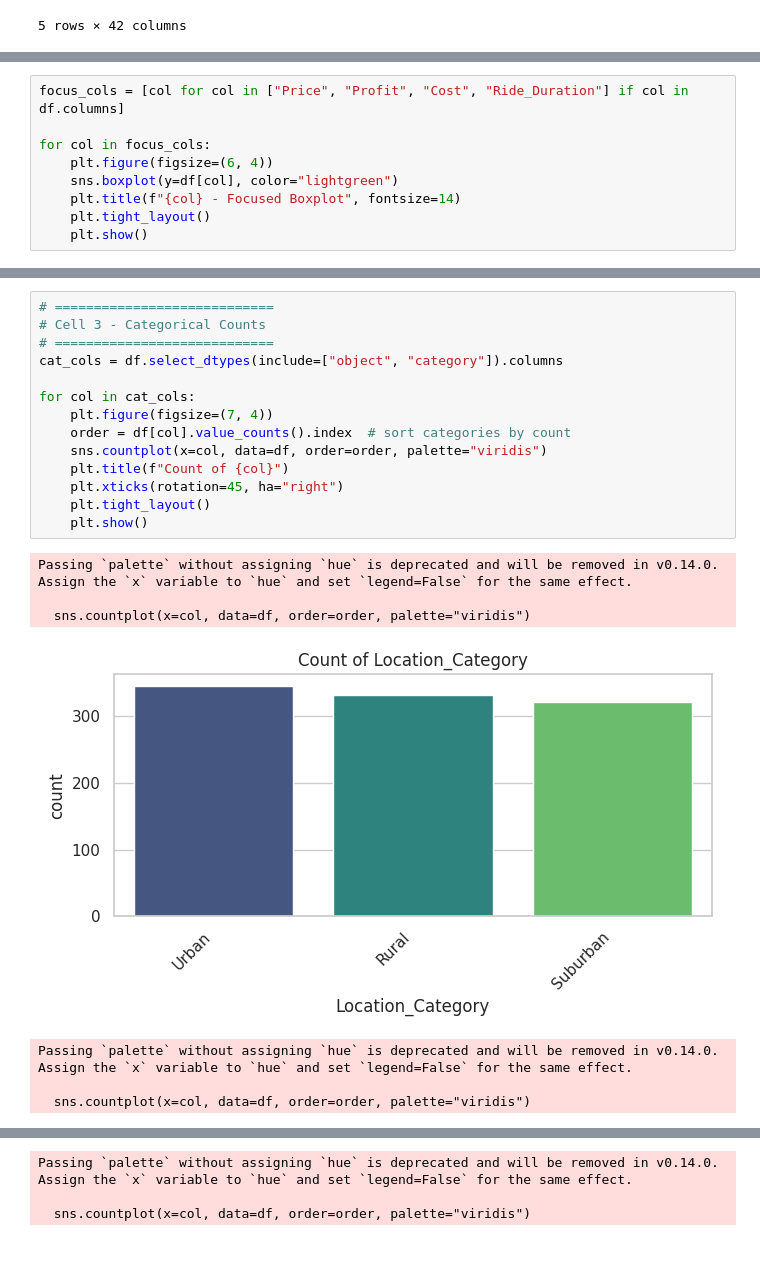
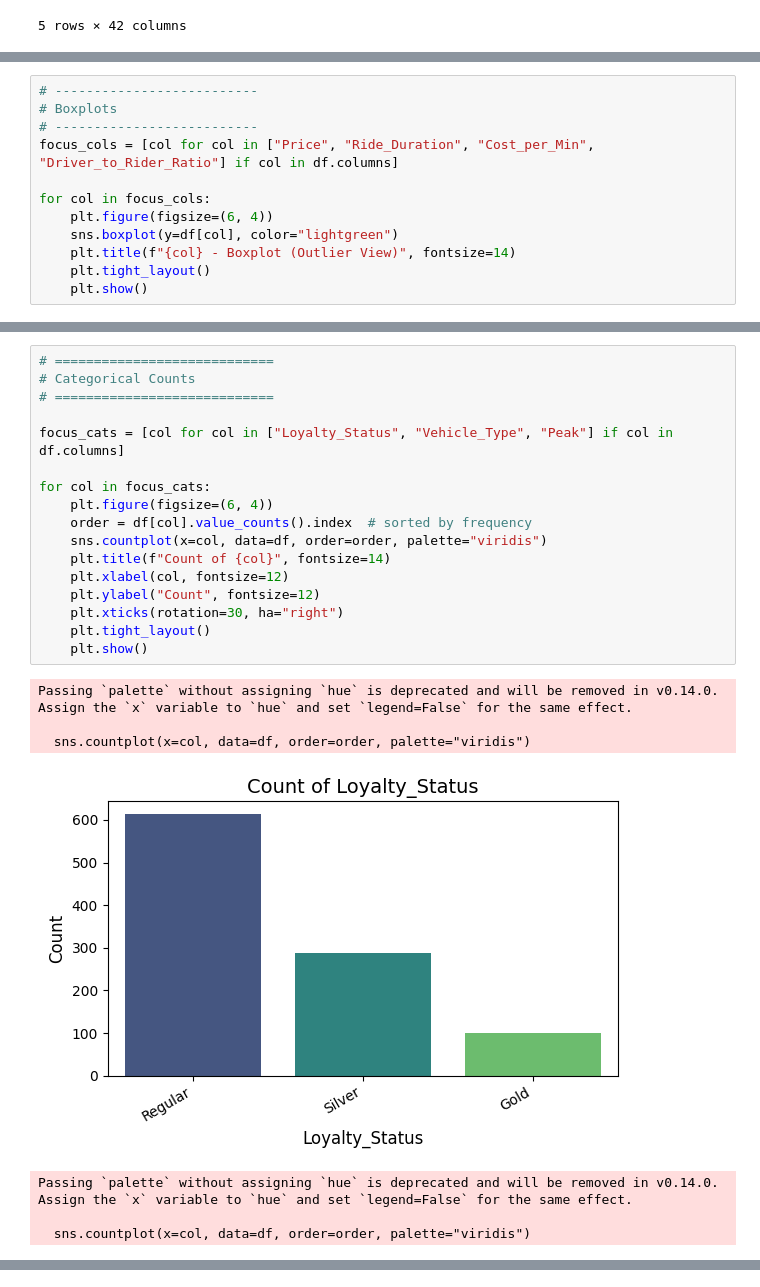
Before and after one commit to Deepikadhinakaran/AI_price_optima, a Jupyter notebook: price_optima.ipynb, the cells around one changed output, grey strips where cells are left out. Saved outputs shown, nothing was run; the diff lists cells and outputs as text; blank space fills up the shorter version.

```diff
--- a/price_optima.ipynb
+++ b/price_optima.ipynb
@@ -340,10 +341,13 @@ plt.show()
 # %%
-focus_cols = [col for col in ["Price", "Profit", "Cost", "Ride_Duration"] if col in df.columns]
+# --------------------------
+# Boxplots
+# --------------------------
+focus_cols = [col for col in ["Price", "Ride_Duration", "Cost_per_Min", "Driver_to_Rider_Ratio"] if col in df.columns]
 
 for col in focus_cols:
     plt.figure(figsize=(6, 4))
     sns.boxplot(y=df[col], color="lightgreen")
-    plt.title(f"{col} - Focused Boxplot", fontsize=14)
+    plt.title(f"{col} - Boxplot (Outlier View)", fontsize=14)
     plt.tight_layout()
     plt.show()
 # %% [output]
@@ -354,22 +358,25 @@ for col in focus_cols:
 # %%
 # ============================
-# Cell 3 - Categorical Counts
+# Categorical Counts
 # ============================
-cat_cols = df.select_dtypes(include=["object", "category"]).columns
 
-for col in cat_cols:
-    plt.figure(figsize=(7, 4))
-    order = df[col].value_counts().index  # sort categories by count
+focus_cats = [col for col in ["Loyalty_Status", "Vehicle_Type", "Peak"] if col in df.columns]
+
+for col in focus_cats:
+    plt.figure(figsize=(6, 4))
+    order = df[col].value_counts().index  # sorted by frequency
     sns.countplot(x=col, data=df, order=order, palette="viridis")
-    plt.title(f"Count of {col}")
-    plt.xticks(rotation=45, ha="right")
+    plt.title(f"Count of {col}", fontsize=14)
+    plt.xlabel(col, fontsize=12)
+    plt.ylabel("Count", fontsize=12)
+    plt.xticks(rotation=30, ha="right")
     plt.tight_layout()
     plt.show()
 # %% [output]
 Passing `palette` without assigning `hue` is deprecated and will be removed in v0.14.0. Assign the `x` variable to `hue` and set `legend=False` for the same effect.
 
   sns.countplot(x=col, data=df, order=order, palette="viridis")
-[figure, old version]
+[figure, new version]
 Passing `palette` without assigning `hue` is deprecated and will be removed in v0.14.0. Assign the `x` variable to `hue` and set `legend=False` for the same effect.
 
   sns.countplot(x=col, data=df, order=order, palette="viridis")
@@ -381,3 +387,0 @@ Passing `palette` without assigning `hue` is deprecated and will be removed in v
-Passing `palette` without assigning `hue` is deprecated and will be removed in v0.14.0. Assign the `x` variable to `hue` and set `legend=False` for the same effect.
-
-  sns.countplot(x=col, data=df, order=order, palette="viridis")
```
Also changed, not shown: parts of 8 cells of this notebook.
